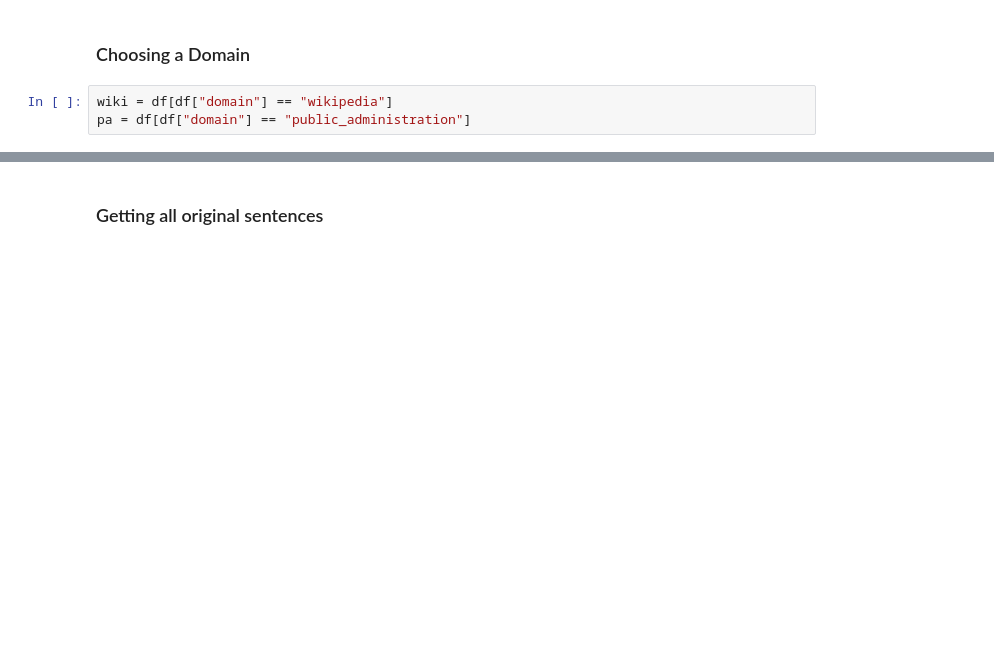
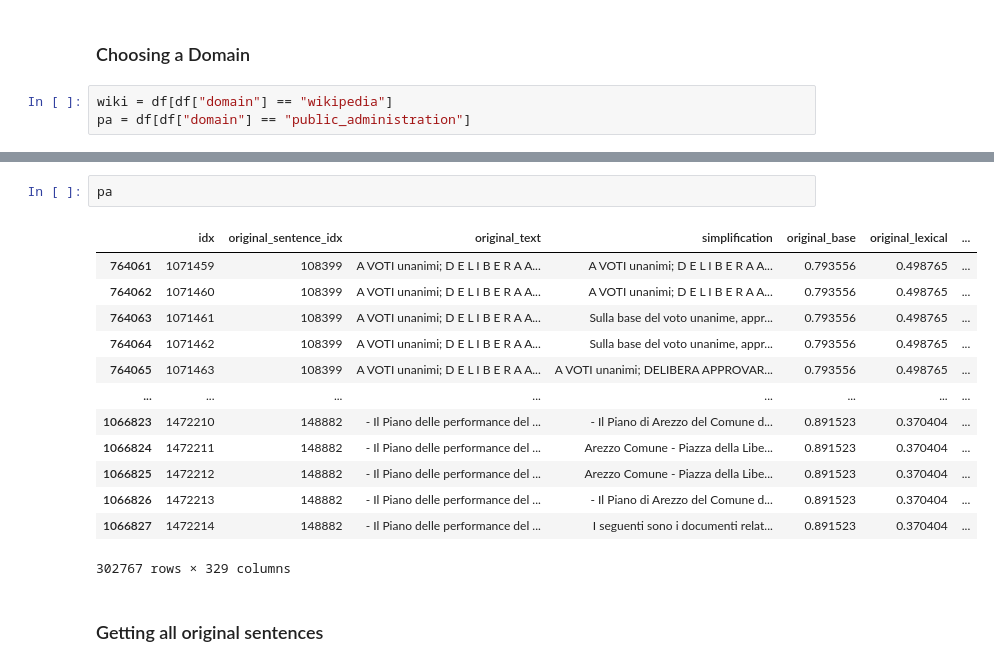
Before and after one commit to michelepapucci/impacts, a Jupyter notebook: exploring_IMPaCTS.ipynb, the cells around one changed output, grey strips where cells are left out. Cells and saved outputs as stored; diff of their text form; blank space fills up the shorter version.

```diff
--- a/exploring_IMPaCTS.ipynb
+++ b/exploring_IMPaCTS.ipynb
@@ -36,3 +45,19 @@ wiki.head()
+# %%
+pa
+# %% [output]
+|  | idx | original_sentence_idx | original_text | simplification | original_base | original_lexical | ... |
+| 764061 | 1071459 | 108399 | A VOTI unanimi; D E L I B E R A A... | A VOTI unanimi; D E L I B E R A A... | 0.793556 | 0.498765 | ... |
+| 764062 | 1071460 | 108399 | A VOTI unanimi; D E L I B E R A A... | A VOTI unanimi; D E L I B E R A A... | 0.793556 | 0.498765 | ... |
+| 764063 | 1071461 | 108399 | A VOTI unanimi; D E L I B E R A A... | Sulla base del voto unanime, appr... | 0.793556 | 0.498765 | ... |
+| 764064 | 1071462 | 108399 | A VOTI unanimi; D E L I B E R A A... | Sulla base del voto unanime, appr... | 0.793556 | 0.498765 | ... |
+| 764065 | 1071463 | 108399 | A VOTI unanimi; D E L I B E R A A... | A VOTI unanimi; DELIBERA APPROVAR... | 0.793556 | 0.498765 | ... |
+| ... | ... | ... | ... | ... | ... | ... | ... |
+| 1066823 | 1472210 | 148882 | - Il Piano delle performance del ... | - Il Piano di Arezzo del Comune d... | 0.891523 | 0.370404 | ... |
+| 1066824 | 1472211 | 148882 | - Il Piano delle performance del ... | Arezzo Comune - Piazza della Libe... | 0.891523 | 0.370404 | ... |
+| 1066825 | 1472212 | 148882 | - Il Piano delle performance del ... | Arezzo Comune - Piazza della Libe... | 0.891523 | 0.370404 | ... |
+| 1066826 | 1472213 | 148882 | - Il Piano delle performance del ... | - Il Piano di Arezzo del Comune d... | 0.891523 | 0.370404 | ... |
+| 1066827 | 1472214 | 148882 | - Il Piano delle performance del ... | I seguenti sono i documenti relat... | 0.891523 | 0.370404 | ... |
+302767 rows × 329 columns
 # %% [markdown]
 ### Getting all original sentences
 # %%
```
Also changed, not shown: parts of 4 cells of this notebook, 1 other file.
